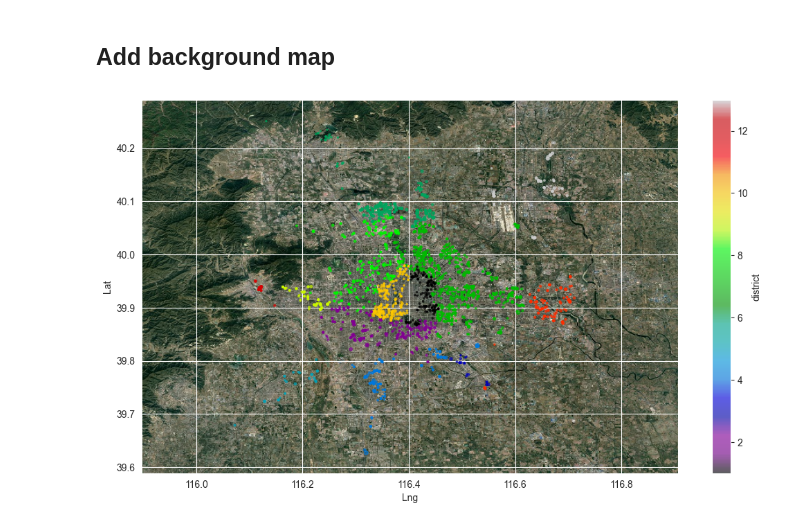
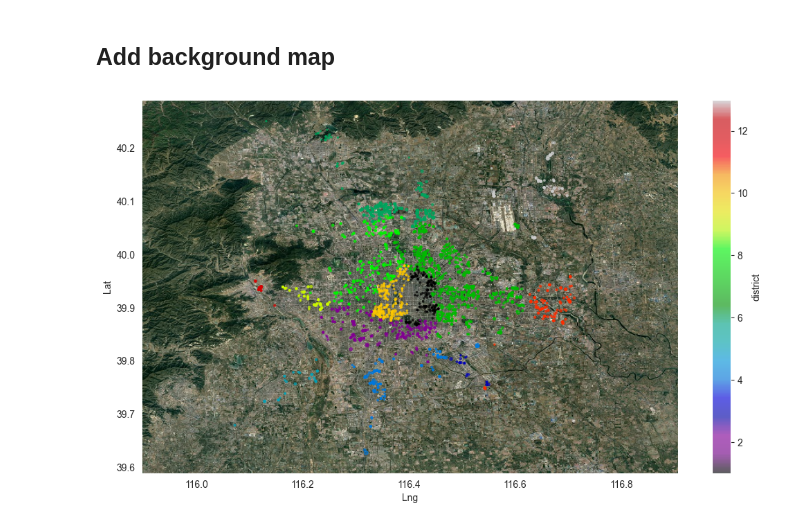
Before and after one commit to Estaheri7/Beijing-Housing-Analysis, a Jupyter notebook: src/housing_analysis.ipynb, the cells around one changed output. Cells and saved outputs as stored; diff of their text form; code cells hidden in the pictures.

```diff
--- a/src/housing_analysis.ipynb
+++ b/src/housing_analysis.ipynb
@@ -580,9 +580,10 @@ axes.axis("equal")
 # %%
 beijing_img = mpimg.imread("map.jpg")
 x_lim = axes.get_xlim()
 y_lim = axes.get_ylim()
 extent = list(x_lim + y_lim)
 axes.imshow(beijing_img, extent=extent)
+axes.grid(False)
 fig
 # %% [output]
-[figure, old version]
+[figure, new version]
```
Also changed, not shown: parts of 2 cells of this notebook.
